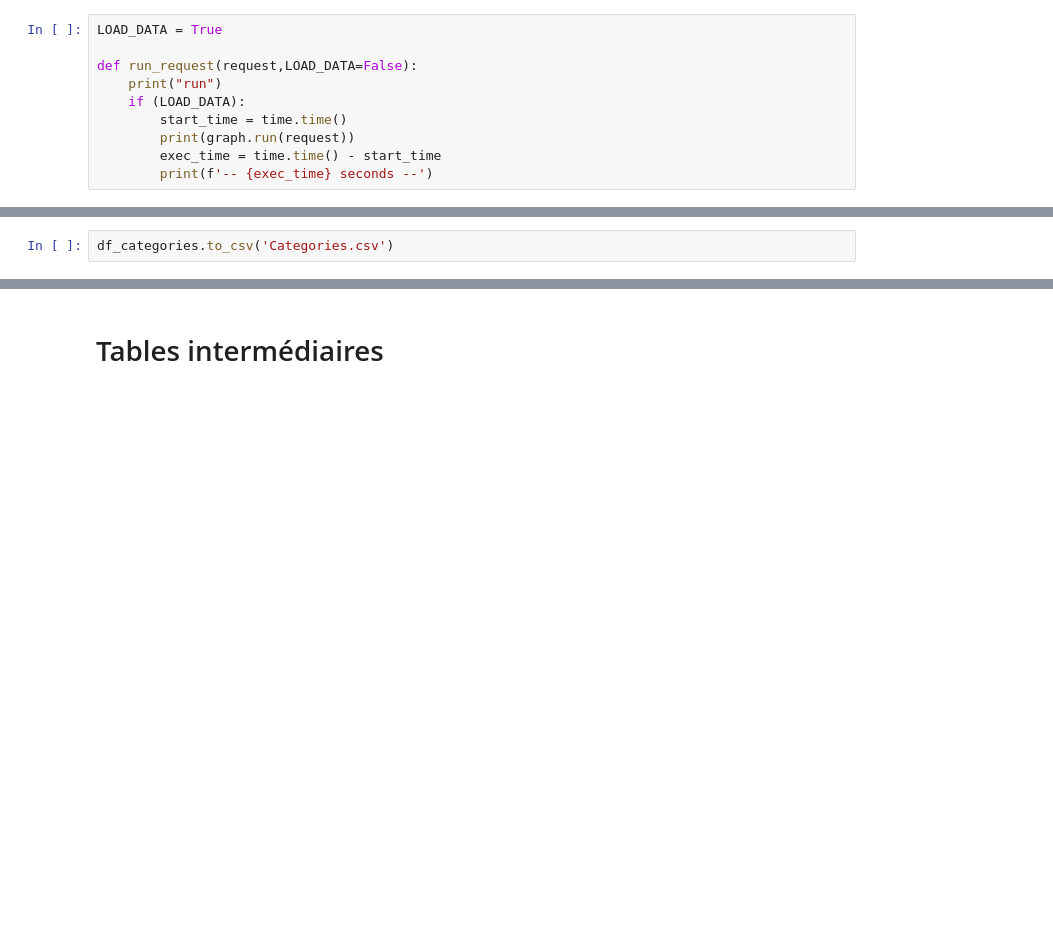
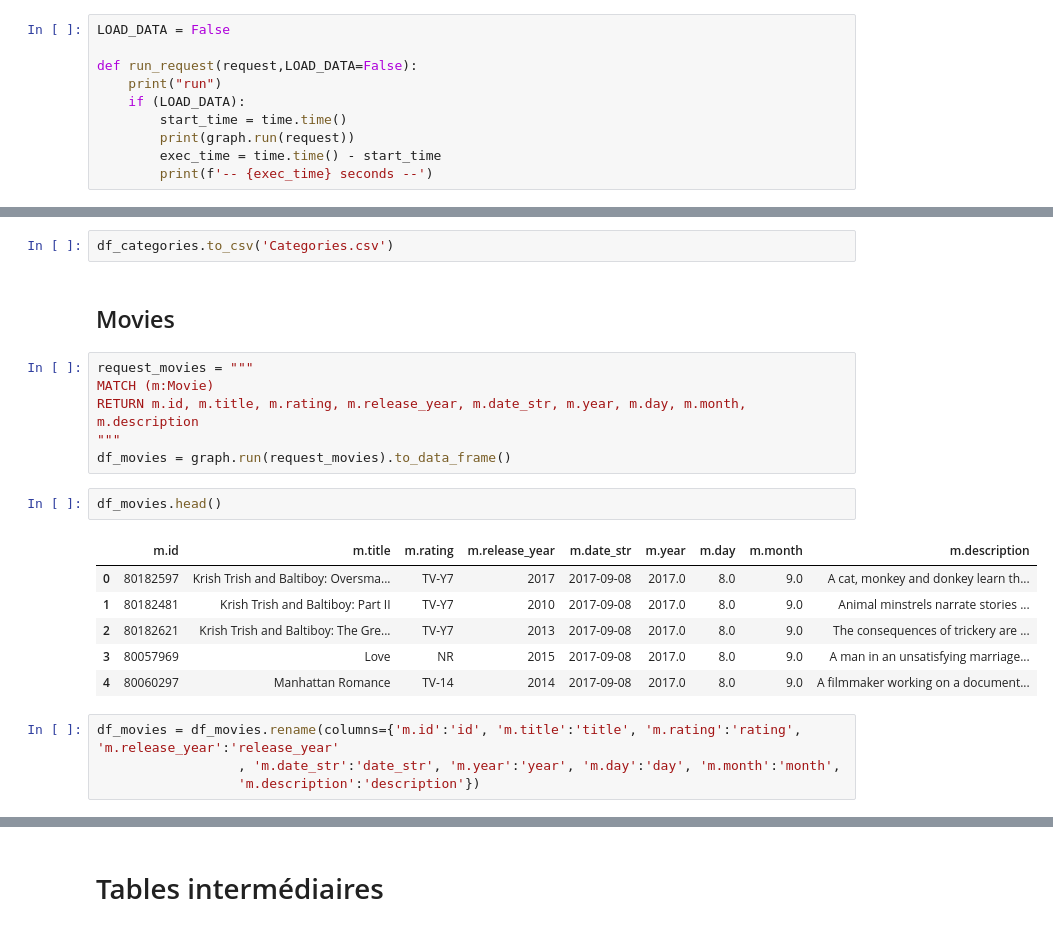
Before and after one commit to Alastrael/comparaison-neo-postgres-netflix, a Jupyter notebook: projet.ipynb, the cells around one changed output, grey strips where cells are left out. Drawn from its saved outputs; the diff is of its cells as text; blank space fills up the shorter version.

Commit message:
adding movies treatment

```diff
--- a/projet.ipynb
+++ b/projet.ipynb
@@ -50,7 +50,7 @@ port="7687" #bolt port
 pwd="azert" #password
 graph = Graph("bolt://"+ip+":"+port, auth=("neo4j", pwd))
 # %%
-LOAD_DATA = True
+LOAD_DATA = False
 
 def run_request(request,LOAD_DATA=False):
     print("run")
@@ -627,3 +599,24 @@ df_categories.rename(columns={"c.name": "name"})
 | 41 | Classic & Cult TV |
 # %%
 df_categories.to_csv('Categories.csv')
+# %% [markdown]
+## Movies
+# %%
+request_movies = """
+MATCH (m:Movie)
+RETURN m.id, m.title, m.rating, m.release_year, m.date_str, m.year, m.day, m.month, m.description
+"""
+df_movies = graph.run(request_movies).to_data_frame()
+# %%
+df_movies.head()
+# %% [output]
+|  | m.id | m.title | m.rating | m.release_year | m.date_str | m.year | m.day | m.month | m.description |
+| 0 | 80182597 | Krish Trish and Baltiboy: Oversma... | TV-Y7 | 2017 | 2017-09-08 | 2017.0 | 8.0 | 9.0 | A cat, monkey and donkey learn th... |
+| 1 | 80182481 | Krish Trish and Baltiboy: Part II | TV-Y7 | 2010 | 2017-09-08 | 2017.0 | 8.0 | 9.0 | Animal minstrels narrate stories ... |
+| 2 | 80182621 | Krish Trish and Baltiboy: The Gre... | TV-Y7 | 2013 | 2017-09-08 | 2017.0 | 8.0 | 9.0 | The consequences of trickery are ... |
+| 3 | 80057969 | Love | NR | 2015 | 2017-09-08 | 2017.0 | 8.0 | 9.0 | A man in an unsatisfying marriage... |
+| 4 | 80060297 | Manhattan Romance | TV-14 | 2014 | 2017-09-08 | 2017.0 | 8.0 | 9.0 | A filmmaker working on a document... |
+# %%
+df_movies = df_movies.rename(columns={'m.id':'id', 'm.title':'title', 'm.rating':'rating', 'm.release_year':'release_year'
+                  , 'm.date_str':'date_str', 'm.year':'year', 'm.day':'day', 'm.month':'month',
+                  'm.description':'description'})
```
Also changed, not shown: parts of 14 cells of this notebook, 1 other file.
